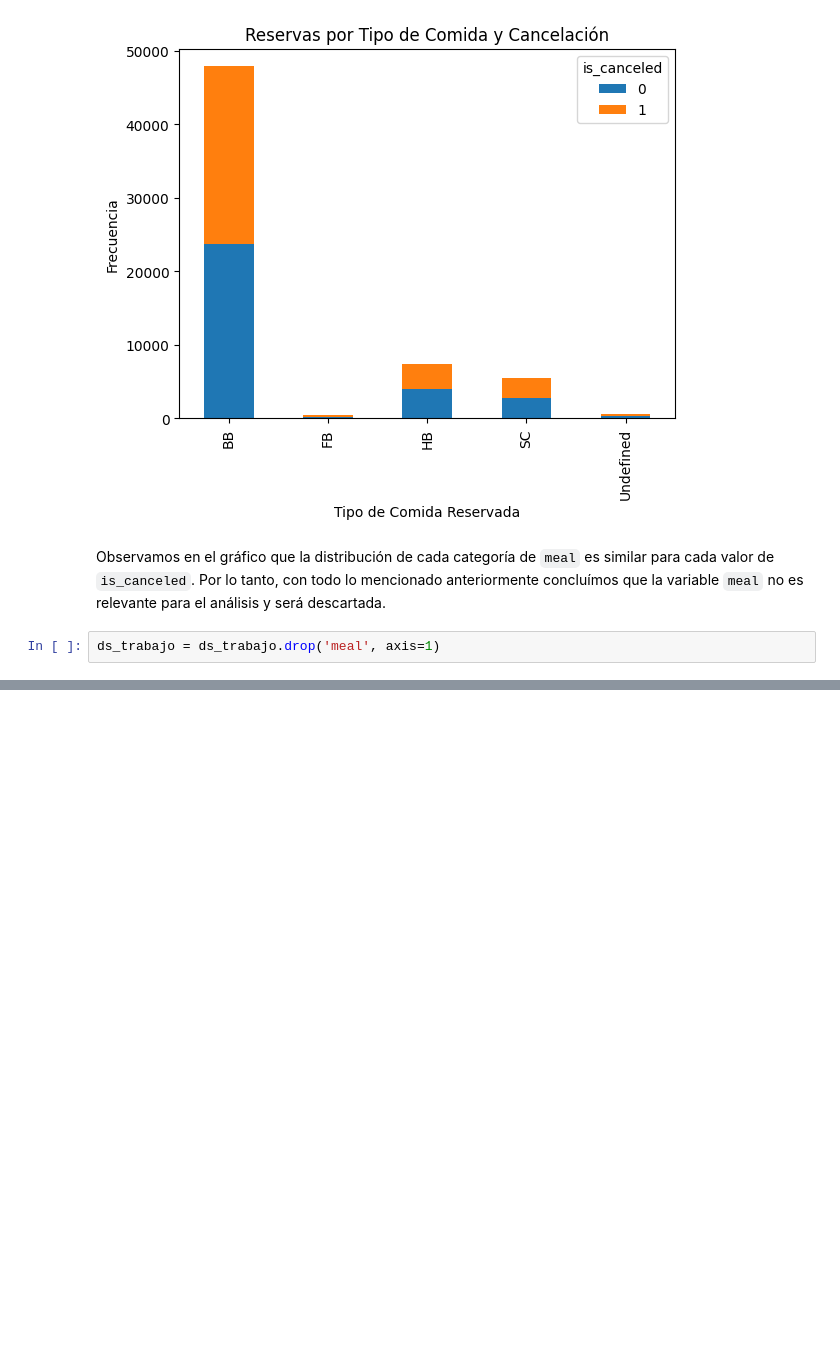
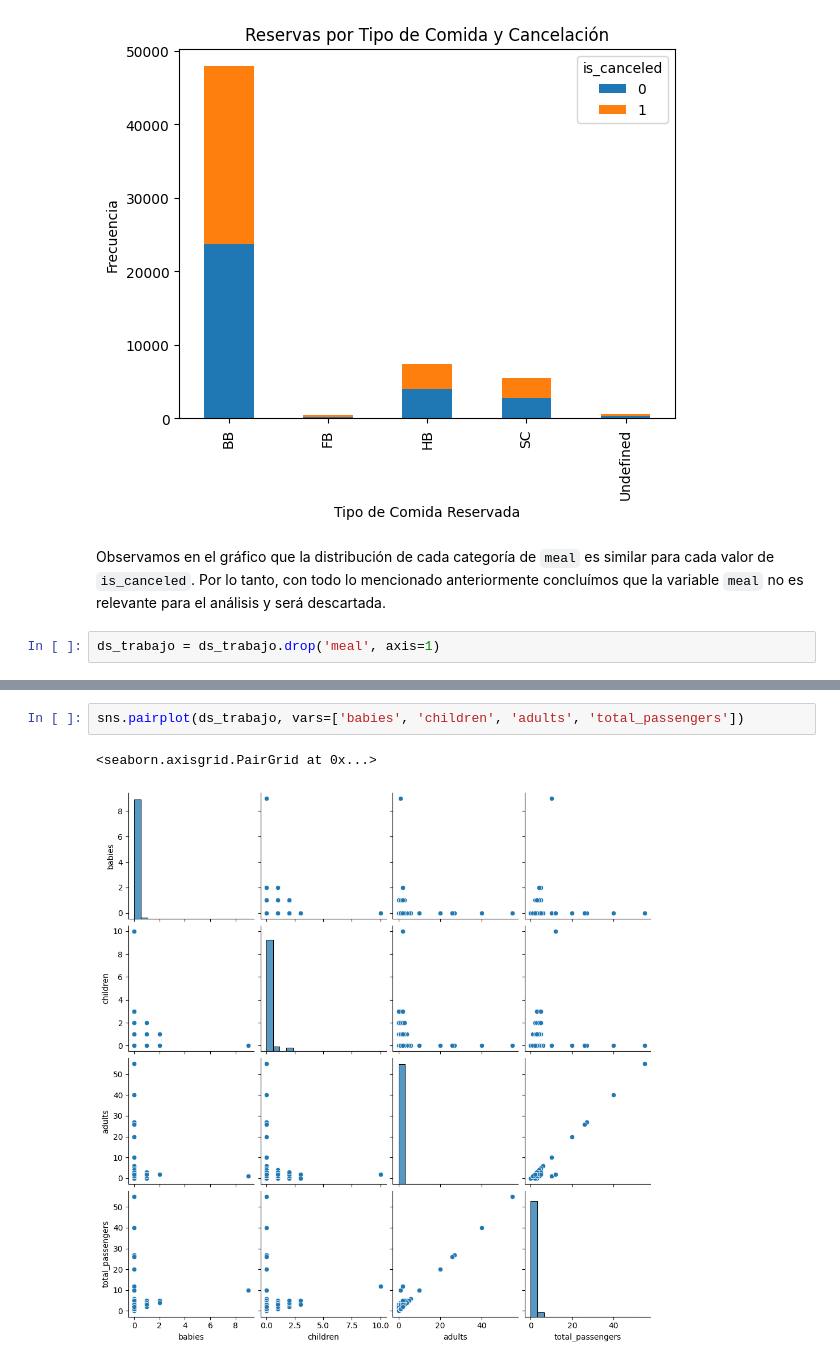
Before and after one commit to mrinkspot/Data-Science-and-Machine-Learning-Projects, a Jupyter notebook: notebook_tp.ipynb, the cells around one changed output, grey strips where cells are left out. Saved outputs shown, nothing was run; the diff lists cells and outputs as text; blank space fills up the shorter version.

```diff
--- a/notebook_tp.ipynb
+++ b/notebook_tp.ipynb
@@ -512,0 +557,5 @@ ds_trabajo = ds_trabajo.drop('meal', axis=1)
+# %%
+sns.pairplot(ds_trabajo, vars=['babies', 'children', 'adults', 'total_passengers'])
+# %% [output]
+<seaborn.axisgrid.PairGrid at 0x...>
+[figure, added]
```
Also changed, not shown: parts of 4 cells of this notebook.
